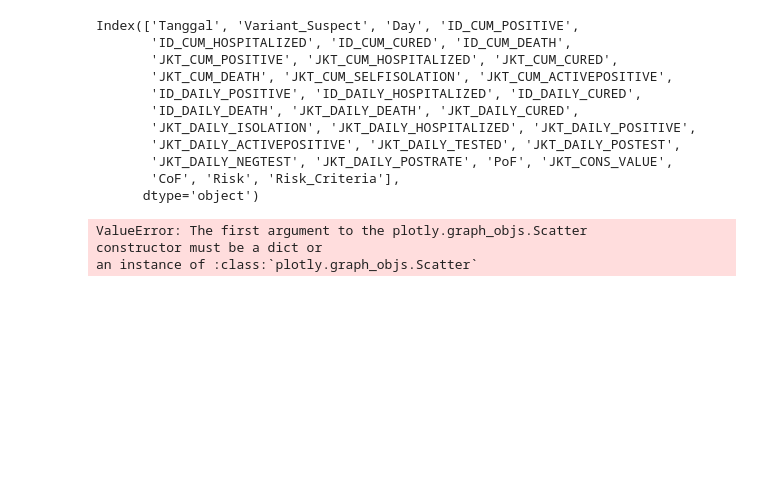
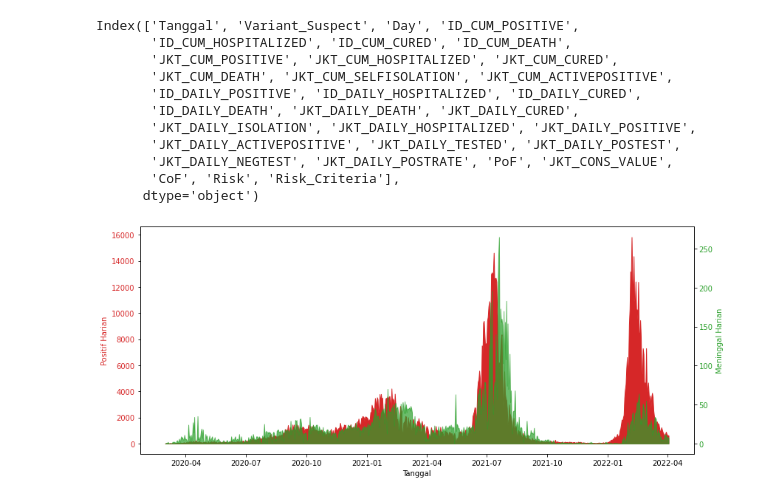
Before and after one commit to aasina/carpredict, a Jupyter notebook: covidJKTdatapresent.ipynb, the cells around one changed output. Cells and saved outputs as stored; diff of their text form; code cells hidden in the pictures; blank space fills up the shorter version.

Commit message:
graph

```diff
--- a/covidJKTdatapresent.ipynb
+++ b/covidJKTdatapresent.ipynb
@@ -84,22 +84,26 @@ fig = px.area(datacovid, x="Tanggal", y="JKT_DAILY_POSITIVE")
 
 fig.show()
-# %%
-import plotly.graph_objects as go
-from plotly.subplots import make_subplots
-
-# Create figure with secondary y-axis
-fig = make_subplots(specs=[[{"secondary_y": True}]])
-
-fig.add_trace(
-    go.Scatter(datacovid, x="Tanggal", y="JKT_DAILY_POSITIVE", name="Positif Harian Jakarta"),
-    secondary_y=False,
-)
-
-fig.add_trace(
-    go.Scatter(x="Tanggal", y="JKT_DAILY_DEATH", name="Kematian Harian Jakarta"),
-    secondary_y=True,
-)
-# %% [output]
-ValueError: The first argument to the plotly.graph_objs.Scatter
-constructor must be a dict or
-an instance of :class:`plotly.graph_objs.Scatter`
+# %%
+fig, ax1 = plt.subplots()
+
+x = datacovid.Tanggal
+value1 = datacovid.JKT_DAILY_POSITIVE
+value2 = datacovid.JKT_DAILY_DEATH
+
+color = 'tab:red'
+ax1.set_xlabel('Tanggal')
+ax1.set_ylabel('Positif Harian', color=color)
+ax1.fill_between(x, value1, color=color)
+ax1.tick_params(axis='y', labelcolor=color)
+
+ax2 = ax1.twinx()  # instantiate a second axes that shares the same x-axis
+
+color = 'tab:green'
+ax2.set_ylabel('Meninggal Harian', color=color)  # we already handled the x-label with ax1
+ax2.fill_between(x, value2, color=color, alpha=0.7)
+ax2.tick_params(axis='y', labelcolor=color)
+
+fig.tight_layout()  # otherwise the right y-label is slightly clipped
+plt.show()
+# %% [output]
+[figure, added]
```
Also changed, not shown: parts of 1 cell of this notebook.
